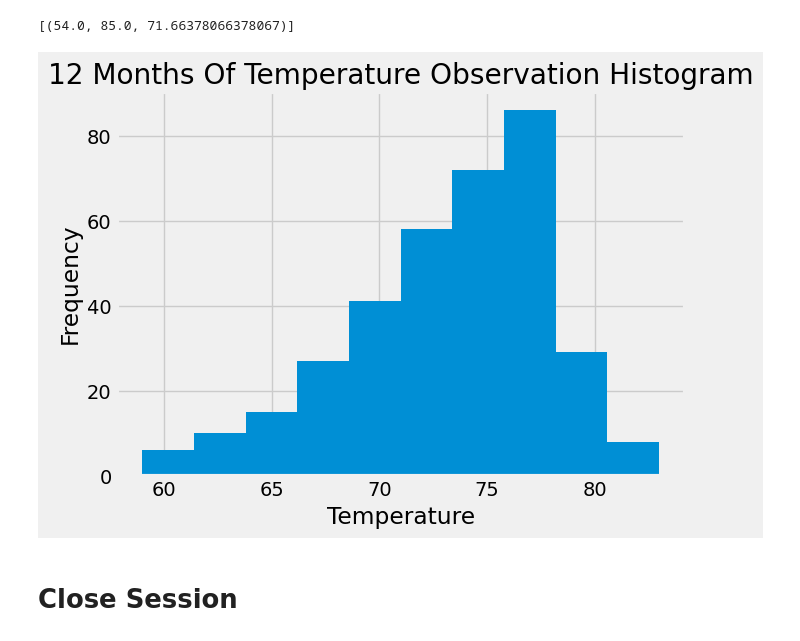
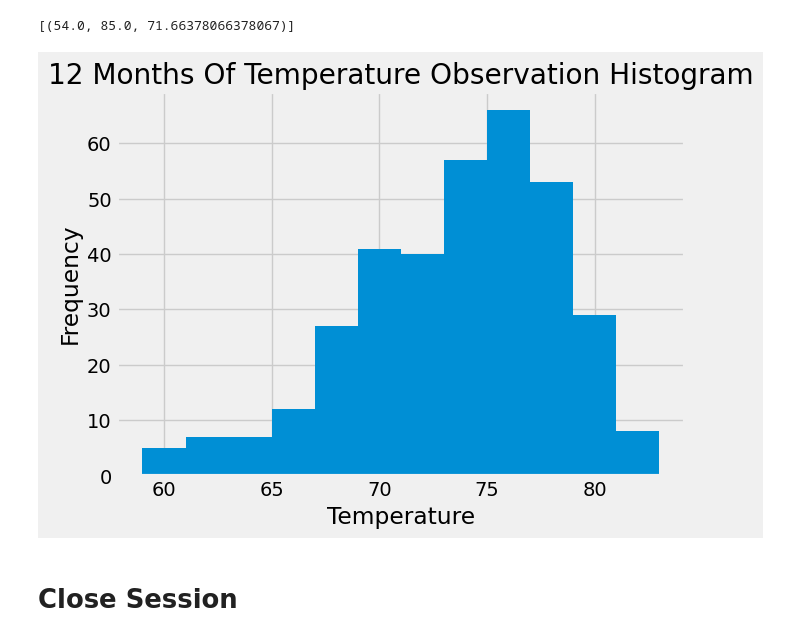
Before and after one commit to monicaphatangare/sqlalchemy-challenge, a Jupyter notebook: surfsUp/climate_starter.ipynb, the cells around one changed output. Saved outputs shown, nothing was run; the diff lists cells and outputs as text; code cells hidden in the pictures.

```diff
--- a/surfsUp/climate_starter.ipynb
+++ b/surfsUp/climate_starter.ipynb
@@ -17,7 +17,7 @@ from sqlalchemy.orm import Session
 from sqlalchemy import create_engine, func
 # %%
 # Create engine using the `hawaii.sqlite` database file
-engine = create_engine("sqlite:///Resources/hawaii.sqlite")
+engine = create_engine("sqlite:///../Resources/hawaii.sqlite")
 conn = engine.connect()
 # %%
 # Declare a Base using `automap_base()`
@@ -154,17 +154,17 @@ session.query(func.min(Measurement.tobs),func.max(Measurement.tobs),func.avg(Mea
 # %%
 # Using the most active station id
 # Query the last 12 months of temperature observation data for this station and plot the results as a histogram
 result= session.query(Measurement.tobs).filter(Measurement.station == 'USC00519281').filter(Measurement.date >= '2016-08-23').all()
 
 temp = pd.DataFrame(result,columns=['tobs'])
-temp.hist(bins=10)
+temp.hist(bins=12)
 plt.tight_layout()
 plt.title('12 Months Of Temperature Observation Histogram')
 plt.xlabel("Temperature")
 plt.ylabel("Frequency")
 plt.show()
 # %% [output]
-[figure, old version]
+[figure, new version]
 # %% [markdown]
 # Close Session
 # %%
```
